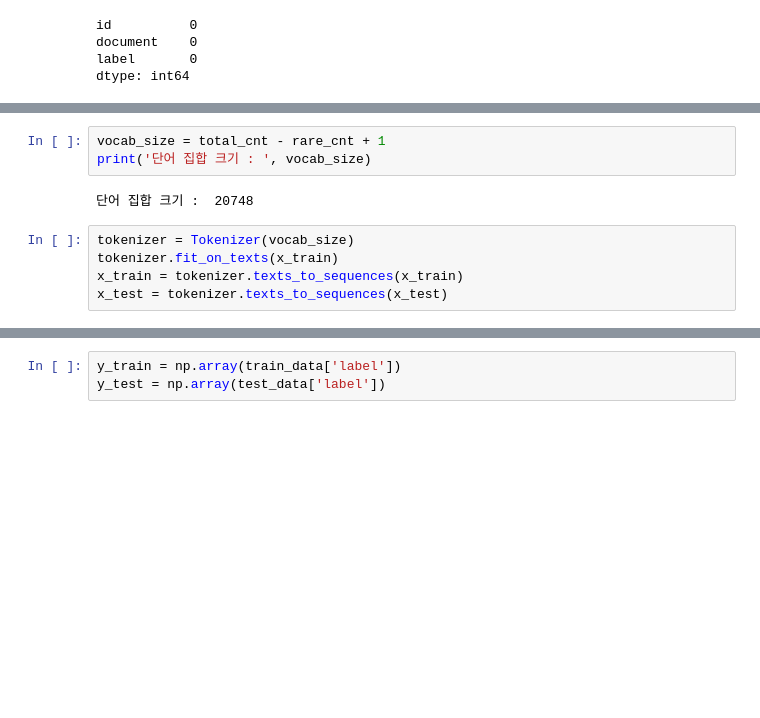
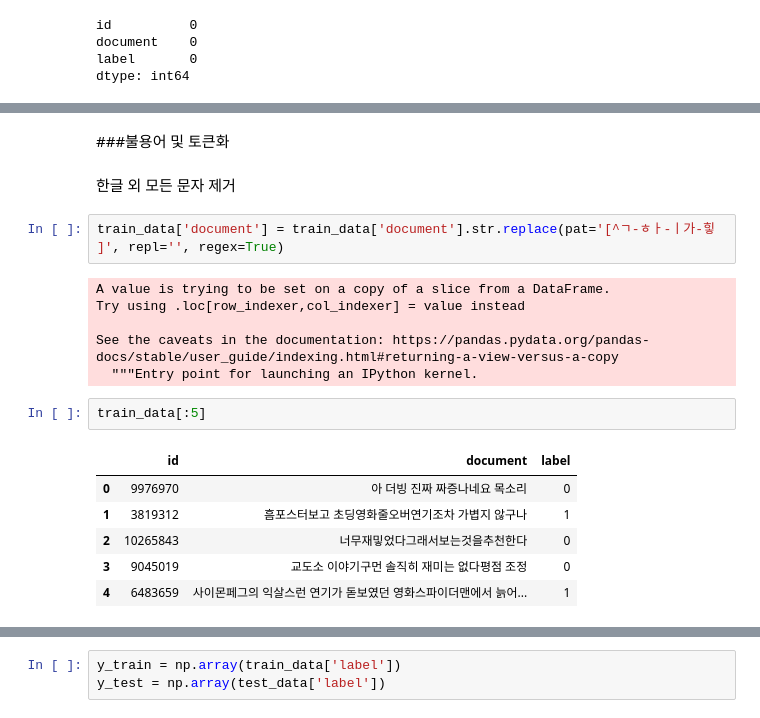
Before and after one commit to hejin8307/Sentiment-analysis-for-movie-reviews, a Jupyter notebook: movie_reviews.ipynb, the cells around one changed output, grey strips where cells are left out. Drawn from its saved outputs; the diff is of its cells as text; blank space fills up the shorter version.

```diff
--- a/movie_reviews.ipynb
+++ b/movie_reviews.ipynb
@@ -217,10 +149,21 @@ print('전체 등장 빈도에서 희귀 단어 등장 빈도 비율 : ', (rare_
-# %%
-vocab_size = total_cnt - rare_cnt + 1
-print('단어 집합 크기 : ', vocab_size)
-# %% [output]
-단어 집합 크기 :  20748
-# %%
-tokenizer = Tokenizer(vocab_size)
-tokenizer.fit_on_texts(x_train)
-x_train = tokenizer.texts_to_sequences(x_train)
-x_test = tokenizer.texts_to_sequences(x_test)
+# %% [markdown]
+###불용어 및 토큰화
+# %% [markdown]
+한글 외 모든 문자 제거
+# %%
+train_data['document'] = train_data['document'].str.replace(pat='[^ㄱ-ㅎㅏ-ㅣ가-힣 ]', repl='', regex=True)
+# %% [output]
+A value is trying to be set on a copy of a slice from a DataFrame.
+Try using .loc[row_indexer,col_indexer] = value instead
+
+See the caveats in the documentation: https://pandas.pydata.org/pandas-docs/stable/user_guide/indexing.html#returning-a-view-versus-a-copy
+  """Entry point for launching an IPython kernel.
+# %%
+train_data[:5]
+# %% [output]
+|  | id | document | label |
+| 0 | 9976970 | 아 더빙 진짜 짜증나네요 목소리 | 0 |
+| 1 | 3819312 | 흠포스터보고 초딩영화줄오버연기조차 가볍지 않구나 | 1 |
+| 2 | 10265843 | 너무재밓었다그래서보는것을추천한다 | 0 |
+| 3 | 9045019 | 교도소 이야기구먼 솔직히 재미는 없다평점 조정 | 0 |
+| 4 | 6483659 | 사이몬페그의 익살스런 연기가 돋보였던 영화스파이더맨에서 늙어... | 1 |
```
Also changed, not shown: parts of 68 cells of this notebook.
